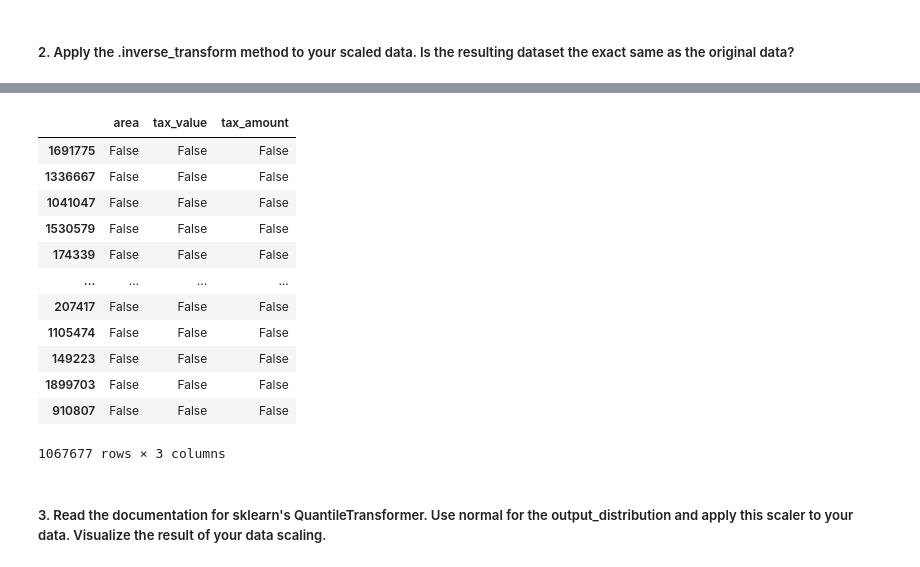
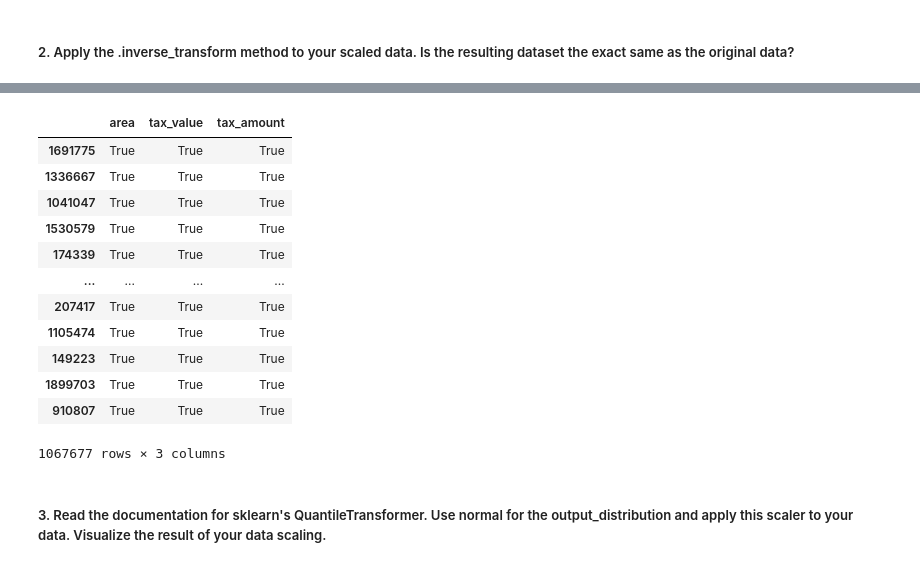
Before and after one commit to corey-baughman/009_regression_exercises, a Jupyter notebook: 0328_scaling.ipynb, the cells around one changed output, grey strips where cells are left out. Drawn from its saved outputs; the diff is of its cells as text; code cells hidden in the pictures.

```diff
--- a/0328_scaling.ipynb
+++ b/0328_scaling.ipynb
@@ -68,7 +68,7 @@ dtype: object
 It seems that columns that could use scaling are area, tax_value,
 and tax_amount. May be useful to scale years to years from zero.
 # %%
-scaler_min_max = sklearn.preprocessing.MinMaxScaler()
+scaler_min_max = MinMaxScaler()
 # %%
 x1_train = train[['area', 'tax_value', 'tax_amount']]
 # %%
@@ -90,7 +90,7 @@ plt.show()
 [figure]
 # %%
 # now apply Standard Scaler
-scaler_standard = sklearn.preprocessing.StandardScaler()
+scaler_standard = StandardScaler()
 # %%
 scaler_standard.fit(x1_train)
 # %% [output]
@@ -111,7 +111,7 @@ plt.show()
 # %%
 # now apply Robust Scaler
 
-scaler_robust = sklearn.preprocessing.RobustScaler()
+scaler_robust = RobustScaler()
 # %%
 scaler_robust.fit(x1_train)
 # %% [output]
@@ -132,4 +132,4 @@ plt.show()
 # %% [markdown]
 ##### 2. Apply the .inverse_transform method to your scaled data. Is the resulting dataset the exact same as the original data?
 # %%
-scaler_min_max.inverse_transform(x1_train_scaled)
+x1_train_inv = scaler_robust.inverse_transform(x3_train_scaled)
@@ -144,17 +136,17 @@ array([[   944.  , 239885.  ,   4407.69],
 # %%
-(x1_train_scaled == x1_train)
+x1_train_inv == x1_train
 # %% [output]
 |  | area | tax_value | tax_amount |
-| 1691775 | False | False | False |
-| 1336667 | False | False | False |
-| 1041047 | False | False | False |
-| 1530579 | False | False | False |
-| 174339 | False | False | False |
+| 1691775 | True | True | True |
+| 1336667 | True | True | True |
+| 1041047 | True | True | True |
+| 1530579 | True | True | True |
+| 174339 | True | True | True |
 | ... | ... | ... | ... |
-| 207417 | False | False | False |
-| 1105474 | False | False | False |
-| 149223 | False | False | False |
-| 1899703 | False | False | False |
-| 910807 | False | False | False |
+| 207417 | True | True | True |
+| 1105474 | True | True | True |
+| 149223 | True | True | True |
+| 1899703 | True | True | True |
+| 910807 | True | True | True |
 1067677 rows × 3 columns
 # %%
```
Also changed, not shown: parts of 11 cells of this notebook, 2 other files.
